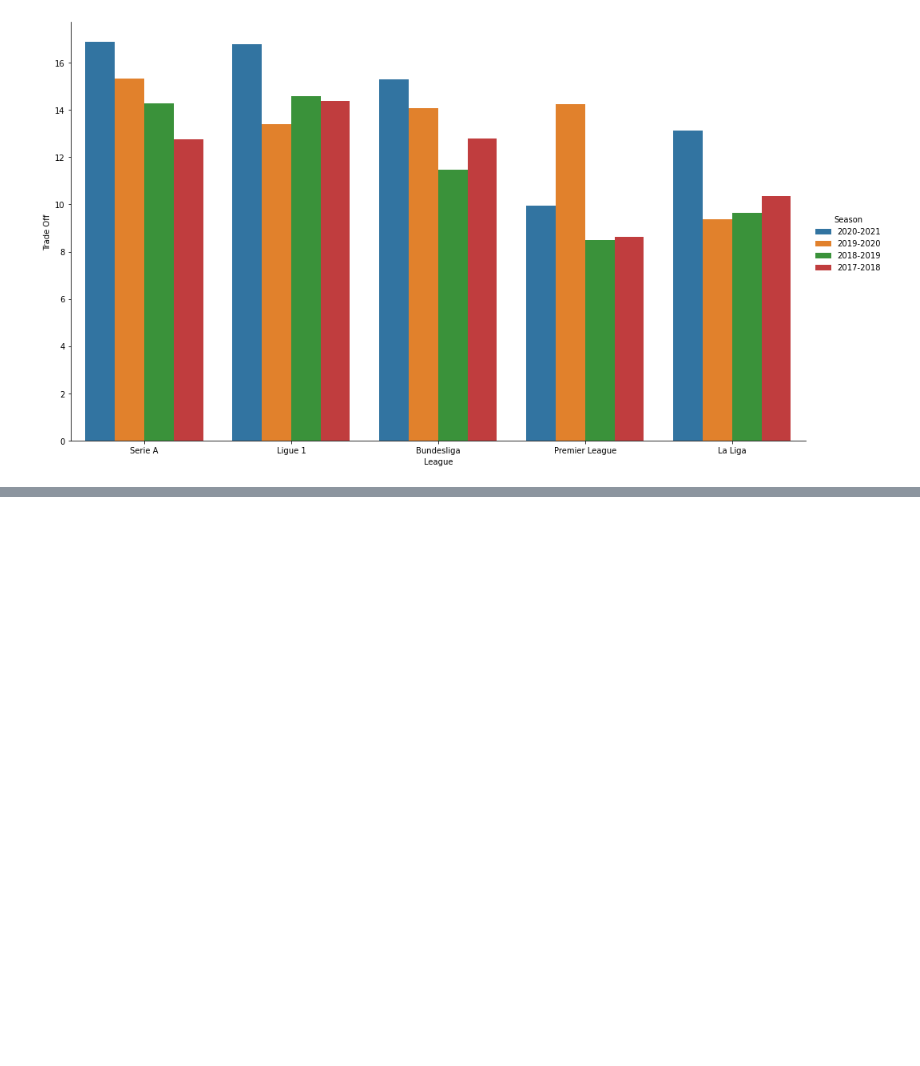
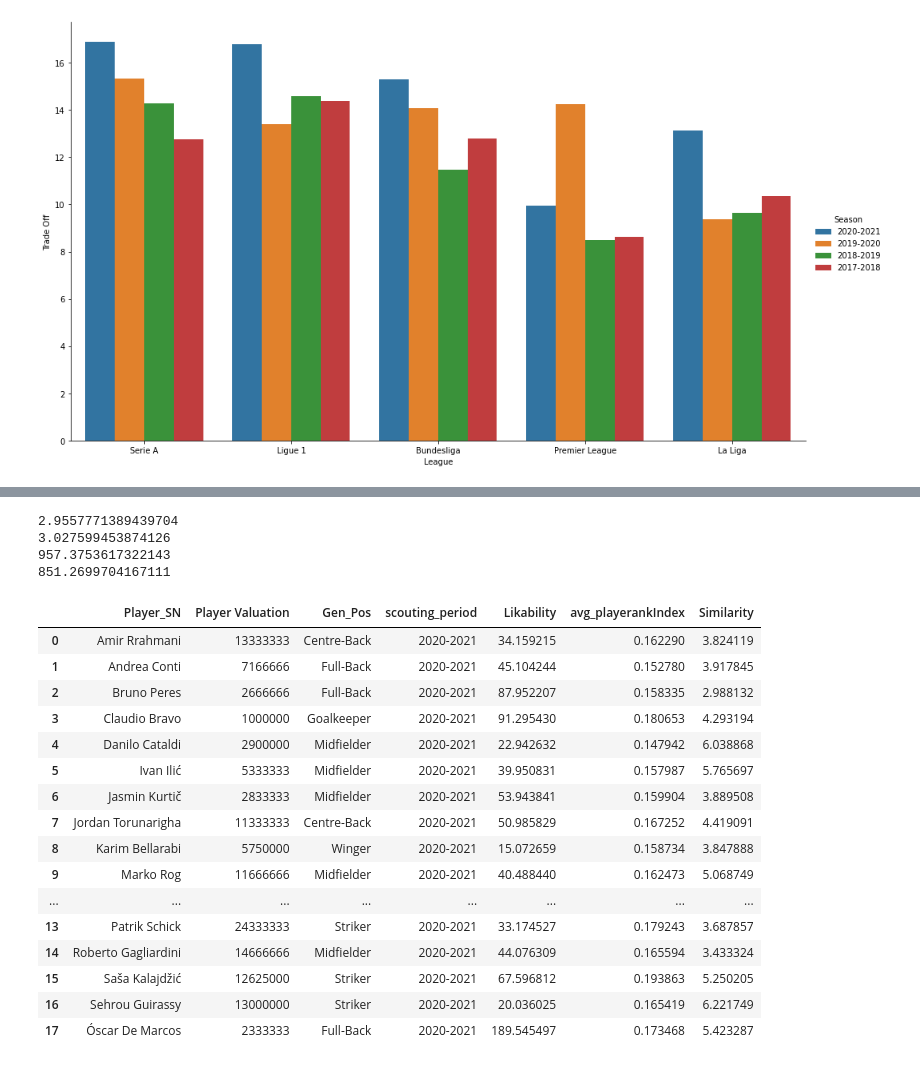
Before and after one commit to Alberto199810/Master-s-thesis-Moneyball-II, a Jupyter notebook: 03_Data Analytics/Moneyball Script.ipynb, the cells around one changed output, grey strips where cells are left out. Saved outputs shown, nothing was run; the diff lists cells and outputs as text; code cells hidden in the pictures; blank space fills up the shorter version.

```diff
--- a/03_Data Analytics/Moneyball Script.ipynb
+++ b/03_Data Analytics/Moneyball Script.ipynb
@@ -245,3 +245,10 @@ g
 # %% [output]
 <seaborn.axisgrid.FacetGrid at 0x...>
 [figure]
+# %%
+lower, upper = 0.14, 0.40
+l_norm = [lower + (upper - lower) * x for x in keepers['avg_playerankIndex']]
+keepers['avg_playerankIndex'] = l_norm
+
+final_data = pd.concat([players,keepers], ignore_index = True)
+final_data = final_data.sort_values(by = ['Player_SN',"scouting_period"])
@@ -247,0 +288,4 @@ g
+# %%
+low_cost = low_cost_winners('2020-2021', 'Serie A', 2)
+low_cost['Season'] = '2020-2021'
+low_cost
@@ -247,0 +332,44 @@ g
+# %%
+aa = pd.merge(final_data[['Player_SN',"Player Valuation","Gen_Pos",'scouting_period', 'Likability','avg_playerankIndex']],
+              low_cost,
+              left_on = ['Player_SN',"Player Valuation","Gen_Pos",'scouting_period'],
+              right_on = ['Player','Player Valuation','Position','Season'])
+
+aa = aa.drop(['Player','Position','Season'], axis = 1)
+
+bb = pd.merge(final_data[['Player_SN',"Data_League","scouting_period",'Gen_Pos', 'Likability','avg_playerankIndex']],
+              vincitori,
+              left_on = ['Player_SN',"Data_League","scouting_period",'Gen_Pos'],
+              right_on = ['Player','League','Season','Gen_Pos'])
+
+bb = bb.drop(['Player','League','Season'], axis = 1)
+# %%
+print(sum(aa['avg_playerankIndex']))
+print(sum(bb['avg_playerankIndex']))
+print(sum(aa['Likability']))
+print(sum(bb['Likability']))
+# %% [output]
+2.9557771389439704
+3.027599453874126
+957.3753617322143
+851.2699704167111
+# %%
+aa
+# %% [output]
+|  | Player_SN | Player Valuation | Gen_Pos | scouting_period | Likability | avg_playerankIndex | Similarity |
+| 0 | Amir Rrahmani | 13333333 | Centre-Back | 2020-2021 | 34.159215 | 0.162290 | 3.824119 |
+| 1 | Andrea Conti | 7166666 | Full-Back | 2020-2021 | 45.104244 | 0.152780 | 3.917845 |
+| 2 | Bruno Peres | 2666666 | Full-Back | 2020-2021 | 87.952207 | 0.158335 | 2.988132 |
+| 3 | Claudio Bravo | 1000000 | Goalkeeper | 2020-2021 | 91.295430 | 0.180653 | 4.293194 |
+| 4 | Danilo Cataldi | 2900000 | Midfielder | 2020-2021 | 22.942632 | 0.147942 | 6.038868 |
+| 5 | Ivan Ilić | 5333333 | Midfielder | 2020-2021 | 39.950831 | 0.157987 | 5.765697 |
+| 6 | Jasmin Kurtič | 2833333 | Midfielder | 2020-2021 | 53.943841 | 0.159904 | 3.889508 |
+| 7 | Jordan Torunarigha | 11333333 | Centre-Back | 2020-2021 | 50.985829 | 0.167252 | 4.419091 |
+| 8 | Karim Bellarabi | 5750000 | Winger | 2020-2021 | 15.072659 | 0.158734 | 3.847888 |
+| 9 | Marko Rog | 11666666 | Midfielder | 2020-2021 | 40.488440 | 0.162473 | 5.068749 |
+| ... | ... | ... | ... | ... | ... | ... | ... |
+| 13 | Patrik Schick | 24333333 | Striker | 2020-2021 | 33.174527 | 0.179243 | 3.687857 |
+| 14 | Roberto Gagliardini | 14666666 | Midfielder | 2020-2021 | 44.076309 | 0.165594 | 3.433324 |
+| 15 | Saša Kalajdžić | 12625000 | Striker | 2020-2021 | 67.596812 | 0.193863 | 5.250205 |
+| 16 | Sehrou Guirassy | 13000000 | Striker | 2020-2021 | 20.036025 | 0.165419 | 6.221749 |
+| 17 | Óscar De Marcos | 2333333 | Full-Back | 2020-2021 | 189.545497 | 0.173468 | 5.423287 |
```
Also changed, not shown: parts of 8 cells of this notebook, 1 other file.
